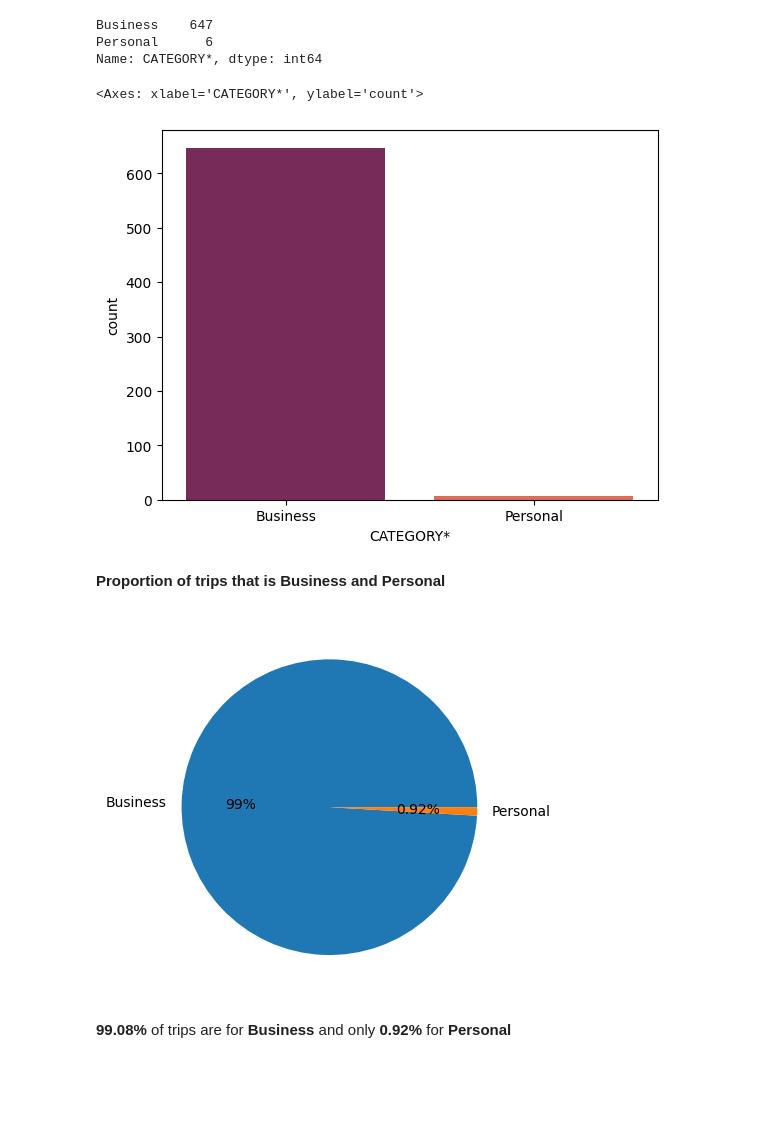
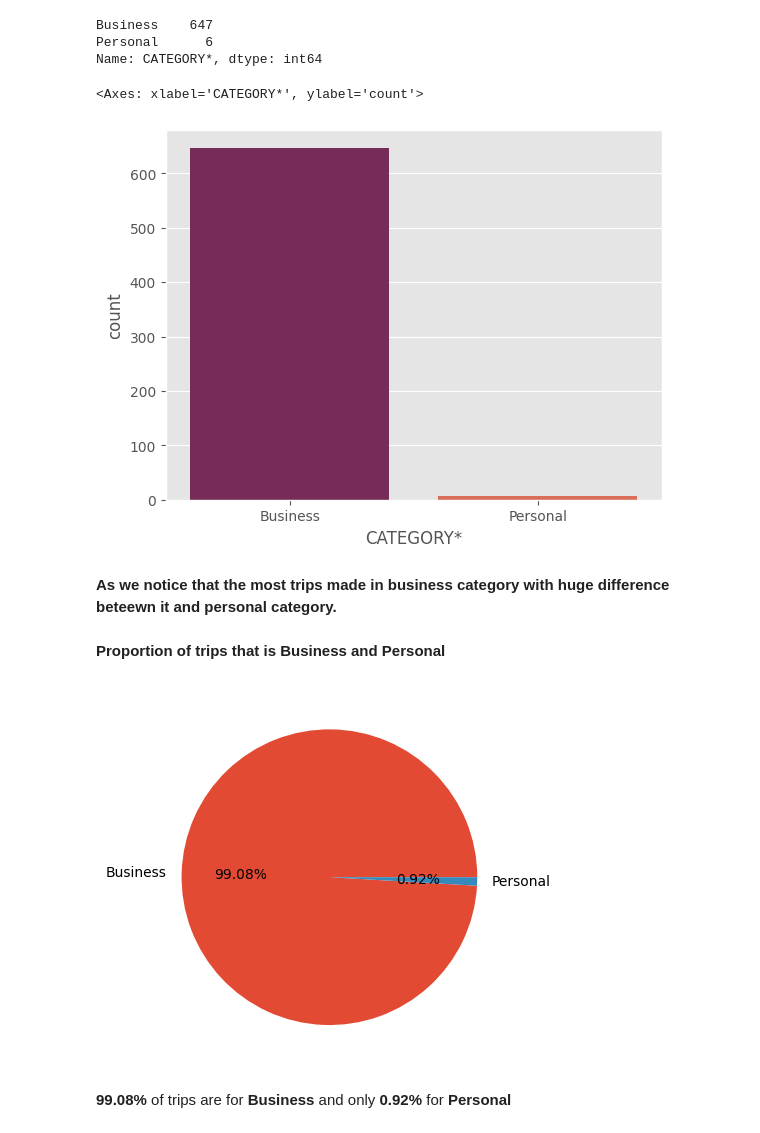
Before and after one commit to Kumar7sanu/Uber-Trips-Analysis, a Jupyter notebook: Uber_Trip_Analysis.ipynb, the cells around one changed output. Drawn from its saved outputs; the diff is of its cells as text; code cells hidden in the pictures; blank space fills up the shorter version.

```diff
--- a/Uber_Trip_Analysis.ipynb
+++ b/Uber_Trip_Analysis.ipynb
@@ -7,8 +7,15 @@ Exploratory data analysis has been performed using Python - NumPy, Pandas, Matpl
 # %%
 import numpy as np
 import pandas as pd
+
 import matplotlib.pyplot as plt
 import seaborn as sns
+from builtins import list
+import matplotlib
+matplotlib.style.use('ggplot')
+
+import datetime as datetime
+
 %matplotlib inline
 # %% [markdown]
 ### Importing Uber Trips dataset
@@ -28,3 +44,6 @@ df.shape
 (1156, 7)
 # %% [markdown]
 There are **1156 rows** and **7 columns** in the dataset.
+# %%
+# Remove uncessary data
+df = df[:-1]
@@ -216,15 +249,17 @@ Name: CATEGORY*, dtype: int64
 sns.countplot(x='CATEGORY*', data=df,palette='rocket')
 # %% [output]
 <Axes: xlabel='CATEGORY*', ylabel='count'>
-[figure, old version]
+[figure, new version]
+# %% [markdown]
+**As we notice that the most trips made in business category with huge difference beteewn it and personal category.**
 # %% [markdown]
 **Proportion of trips that is Business and Personal**
 # %%
 trips=df['CATEGORY*'].unique()
 trips_count=df['CATEGORY*'].value_counts().values
 
-plt.pie(trips_count, labels=trips, data=df, autopct='%1.2g%%');
+plt.pie(trips_count, labels=trips, data=df, autopct='%1.2f%%');
 # %% [output]
-[figure, old version]
+[figure, new version]
 # %% [markdown]
 **99.08%** of trips are for **Business** and only **0.92%** for **Personal**
```
Also changed, not shown: parts of 10 cells of this notebook.
